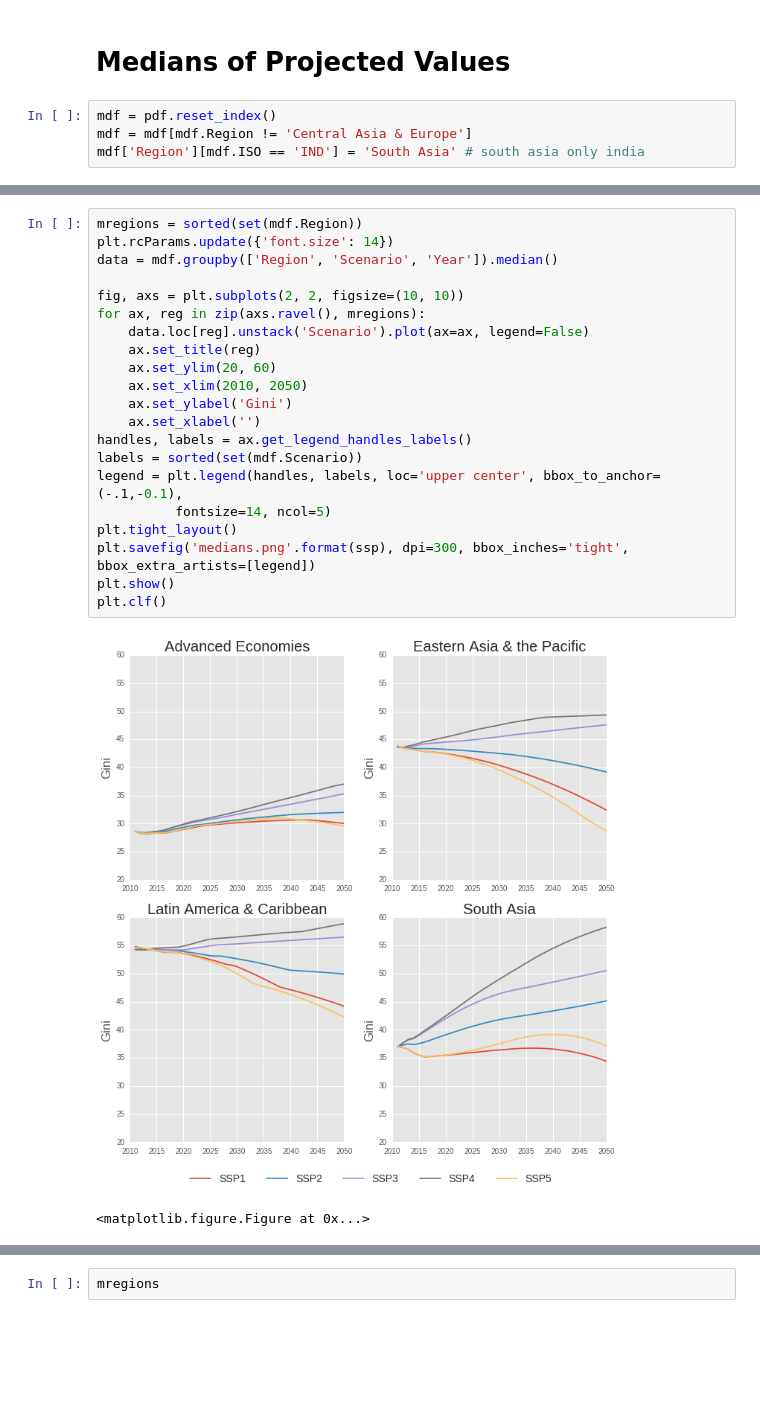
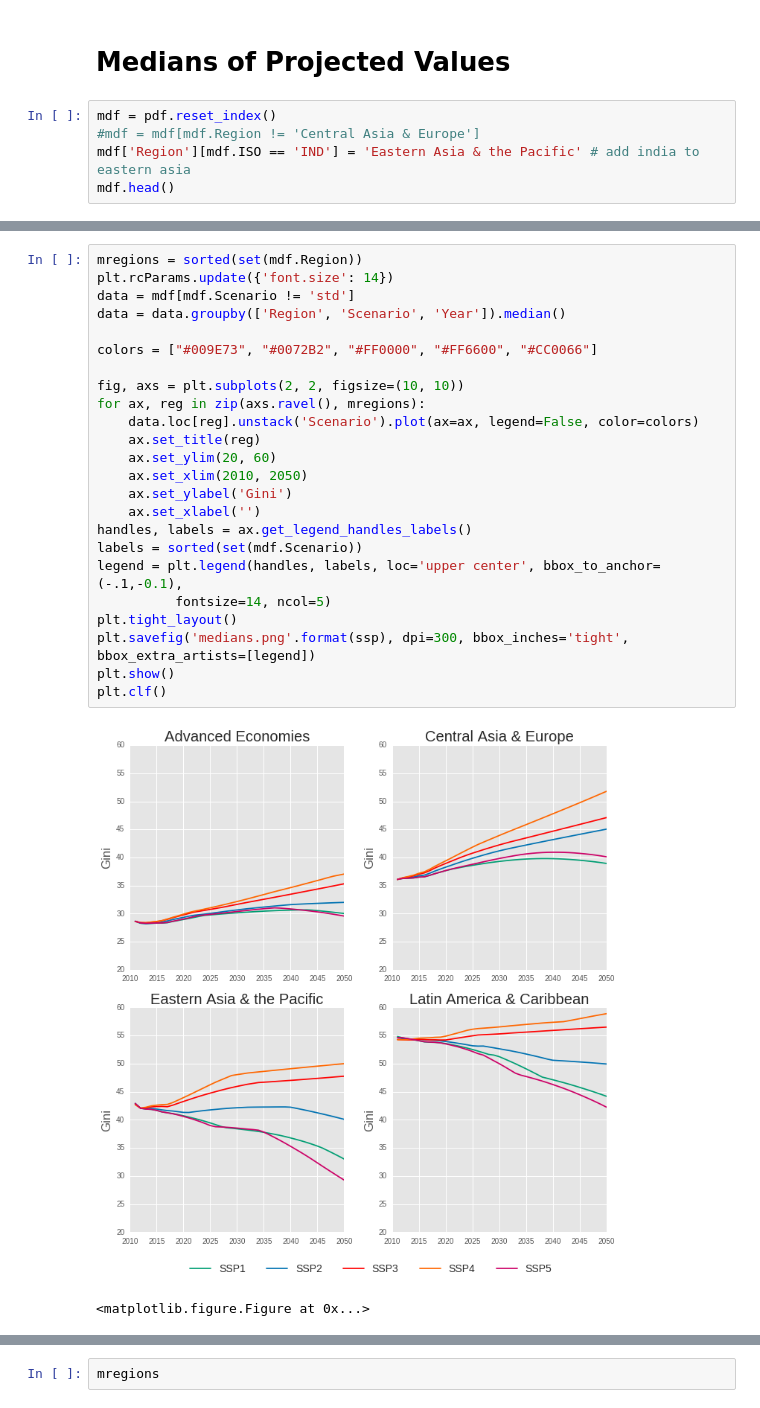
Before and after one commit to gidden/gini_projections_rao_2018, a Jupyter notebook: si_plots.ipynb, the cells around one changed output, grey strips where cells are left out. Cells and saved outputs as stored; diff of their text form; blank space fills up the shorter version.

```diff
--- a/si_plots.ipynb
+++ b/si_plots.ipynb
@@ -195,5 +195,6 @@ for ssp in sorted(set(rdf.index.values)):
 # Medians of Projected Values
 # %%
 mdf = pdf.reset_index()
-mdf = mdf[mdf.Region != 'Central Asia & Europe']
-mdf['Region'][mdf.ISO == 'IND'] = 'South Asia' # south asia only india
+#mdf = mdf[mdf.Region != 'Central Asia & Europe']
+mdf['Region'][mdf.ISO == 'IND'] = 'Eastern Asia & the Pacific' # add india to eastern asia
+mdf.head()
@@ -200,24 +212,27 @@ mdf['Region'][mdf.ISO == 'IND'] = 'South Asia' # south asia only india
 # %%
 mregions = sorted(set(mdf.Region))
 plt.rcParams.update({'font.size': 14})
-data = mdf.groupby(['Region', 'Scenario', 'Year']).median()
+data = mdf[mdf.Scenario != 'std']
+data = data.groupby(['Region', 'Scenario', 'Year']).median()
+
+colors = ["#009E73", "#0072B2", "#FF0000", "#FF6600", "#CC0066"]
 
 fig, axs = plt.subplots(2, 2, figsize=(10, 10))
 for ax, reg in zip(axs.ravel(), mregions):
-    data.loc[reg].unstack('Scenario').plot(ax=ax, legend=False)
+    data.loc[reg].unstack('Scenario').plot(ax=ax, legend=False, color=colors)
     ax.set_title(reg)
     ax.set_ylim(20, 60)
     ax.set_xlim(2010, 2050)
     ax.set_ylabel('Gini')
     ax.set_xlabel('')
 handles, labels = ax.get_legend_handles_labels()
 labels = sorted(set(mdf.Scenario))
 legend = plt.legend(handles, labels, loc='upper center', bbox_to_anchor=(-.1,-0.1),
           fontsize=14, ncol=5)
 plt.tight_layout()
 plt.savefig('medians.png'.format(ssp), dpi=300, bbox_inches='tight', bbox_extra_artists=[legend])
 plt.show()
 plt.clf()
 # %% [output]
-[figure, old version]
+[figure, new version]
 <matplotlib.figure.Figure at 0x...>
```
Also changed, not shown: parts of 6 cells of this notebook, 1 other file.
